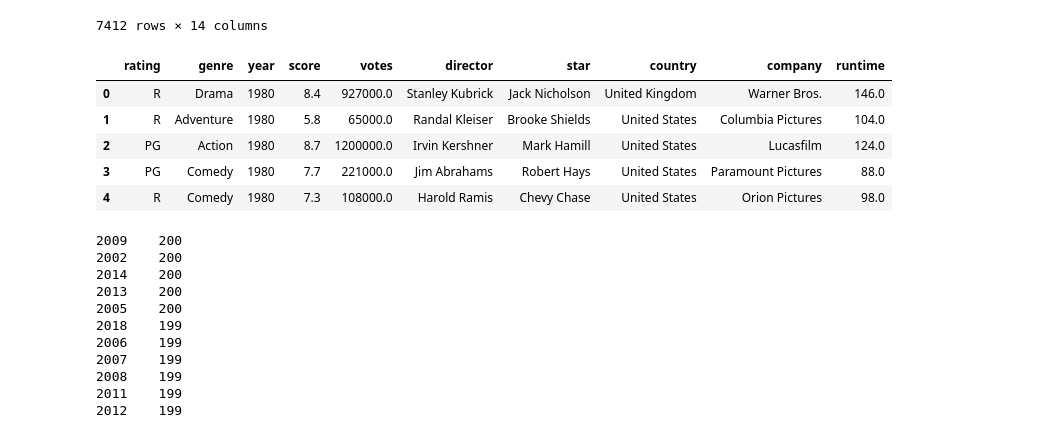
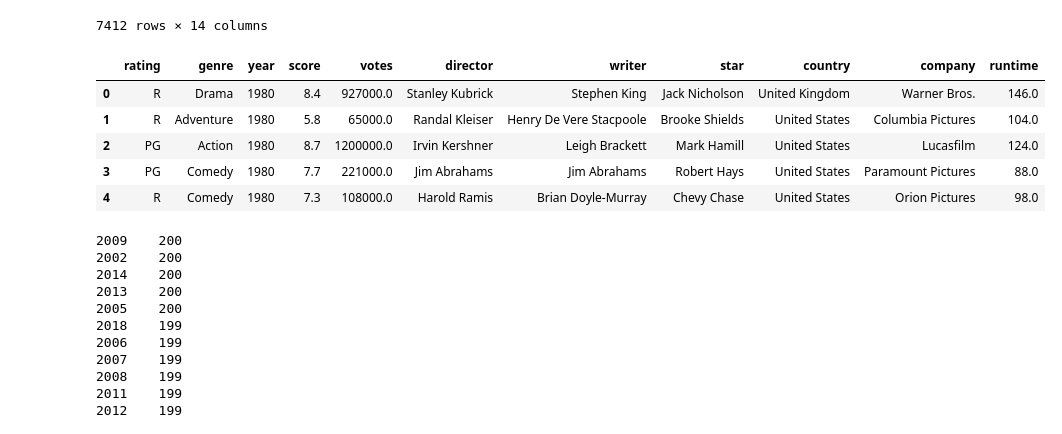
Before and after one commit to AleksKostrycka/Movie_Review_Project, a Jupyter notebook: Linear_Regression_Machine_Learning_Model.ipynb, the cells around one changed output. Cells and saved outputs as stored; diff of their text form; code cells hidden in the pictures.

Commit message:
introduced writer column with binning back into the model

```diff
--- a/Linear_Regression_Machine_Learning_Model.ipynb
+++ b/Linear_Regression_Machine_Learning_Model.ipynb
@@ -41,15 +41,15 @@ movies_df
 7412 rows × 14 columns
 # %%
 # Drop name, relase date, writer and gross revenue columns
-movies_df = movies_df.drop(columns=['name','released','gross','writer'], axis=1)
+movies_df = movies_df.drop(columns=['name','released','gross'], axis=1)
 movies_df.head()
 # %% [output]
-|  | rating | genre | year | score | votes | director | star | country | company | runtime |
-| 0 | R | Drama | 1980 | 8.4 | 927000.0 | Stanley Kubrick | Jack Nicholson | United Kingdom | Warner Bros. | 146.0 |
-| 1 | R | Adventure | 1980 | 5.8 | 65000.0 | Randal Kleiser | Brooke Shields | United States | Columbia Pictures | 104.0 |
-| 2 | PG | Action | 1980 | 8.7 | 1200000.0 | Irvin Kershner | Mark Hamill | United States | Lucasfilm | 124.0 |
-| 3 | PG | Comedy | 1980 | 7.7 | 221000.0 | Jim Abrahams | Robert Hays | United States | Paramount Pictures | 88.0 |
-| 4 | R | Comedy | 1980 | 7.3 | 108000.0 | Harold Ramis | Chevy Chase | United States | Orion Pictures | 98.0 |
+|  | rating | genre | year | score | votes | director | writer | star | country | company | runtime |
+| 0 | R | Drama | 1980 | 8.4 | 927000.0 | Stanley Kubrick | Stephen King | Jack Nicholson | United Kingdom | Warner Bros. | 146.0 |
+| 1 | R | Adventure | 1980 | 5.8 | 65000.0 | Randal Kleiser | Henry De Vere Stacpoole | Brooke Shields | United States | Columbia Pictures | 104.0 |
+| 2 | PG | Action | 1980 | 8.7 | 1200000.0 | Irvin Kershner | Leigh Brackett | Mark Hamill | United States | Lucasfilm | 124.0 |
+| 3 | PG | Comedy | 1980 | 7.7 | 221000.0 | Jim Abrahams | Jim Abrahams | Robert Hays | United States | Paramount Pictures | 88.0 |
+| 4 | R | Comedy | 1980 | 7.3 | 108000.0 | Harold Ramis | Brian Doyle-Murray | Chevy Chase | United States | Orion Pictures | 98.0 |
 # %%
 # Determine if year needs binning
 years = movies_df['year'].value_counts()
```
Also changed, not shown: parts of 10 cells of this notebook.
